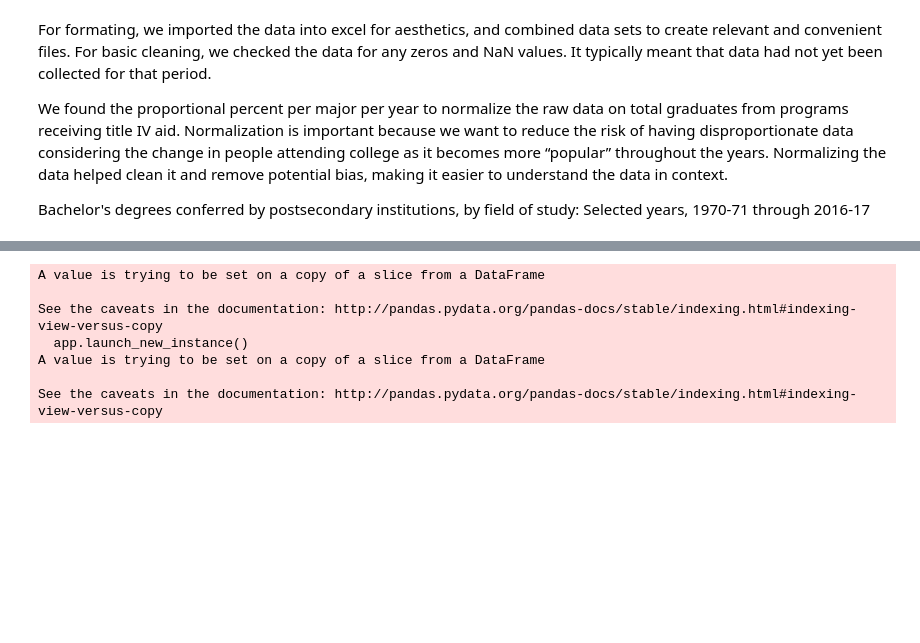
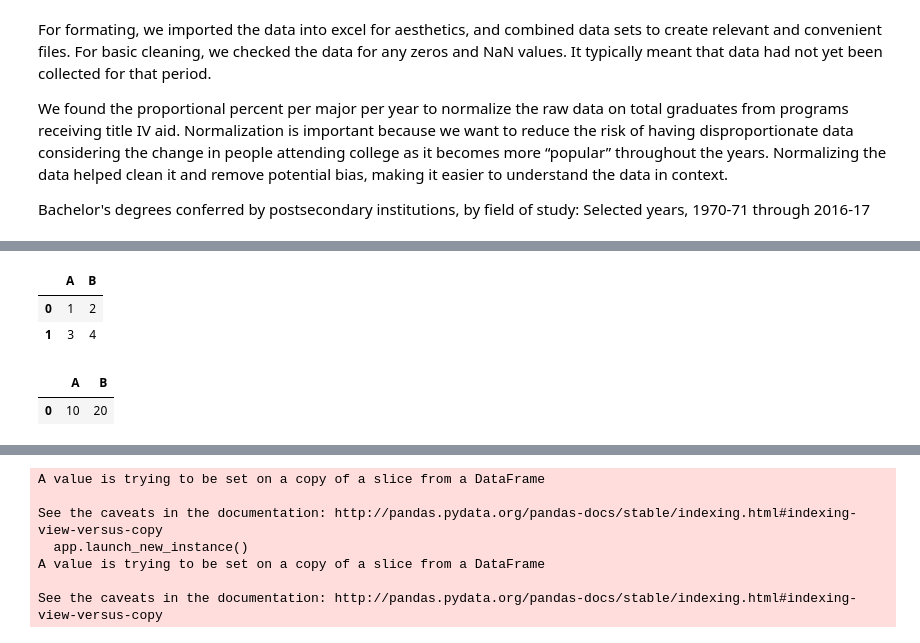
Before and after one commit to COGS108/group027, a Jupyter notebook: FinalProject.ipynb, the cells around one changed output, grey strips where cells are left out. Saved outputs shown, nothing was run; the diff lists cells and outputs as text; code cells hidden in the pictures; blank space fills up the shorter version.

```diff
--- a/FinalProject.ipynb
+++ b/FinalProject.ipynb
@@ -111,3 +111,17 @@ df_MajorsByYear
 | 31 | Transportation and materials moving | 0.0 | 225.0 | 263.0 | 1838.0 | 2622.0 | 3561.0 | 3748.0 | 5349.0 | 5657.0 | ... |
 | 32 | Visual and performing arts | 30394.0 | 42138.0 | 40479.0 | 37241.0 | 42186.0 | 49296.0 | 61148.0 | 83292.0 | 85210.0 | ... |
 | 33 | Not classified by field of study | 0.0 | 0.0 | 0.0 | 0.0 | 13258.0 | 1756.0 | 783.0 | 0.0 | 0.0 | ... |
+# %%
+test_df = pd.DataFrame([[1, 2, ], [3, 4]], columns=['A', 'B'])
+tots = pd.DataFrame([[10, 20]], columns=['A', 'B'])
+# %%
+test_df
+# %% [output]
+|  | A | B |
+| 0 | 1 | 2 |
+| 1 | 3 | 4 |
+# %%
+tots
+# %% [output]
+|  | A | B |
+| 0 | 10 | 20 |
```
Also changed, not shown: parts of 4 cells of this notebook.
